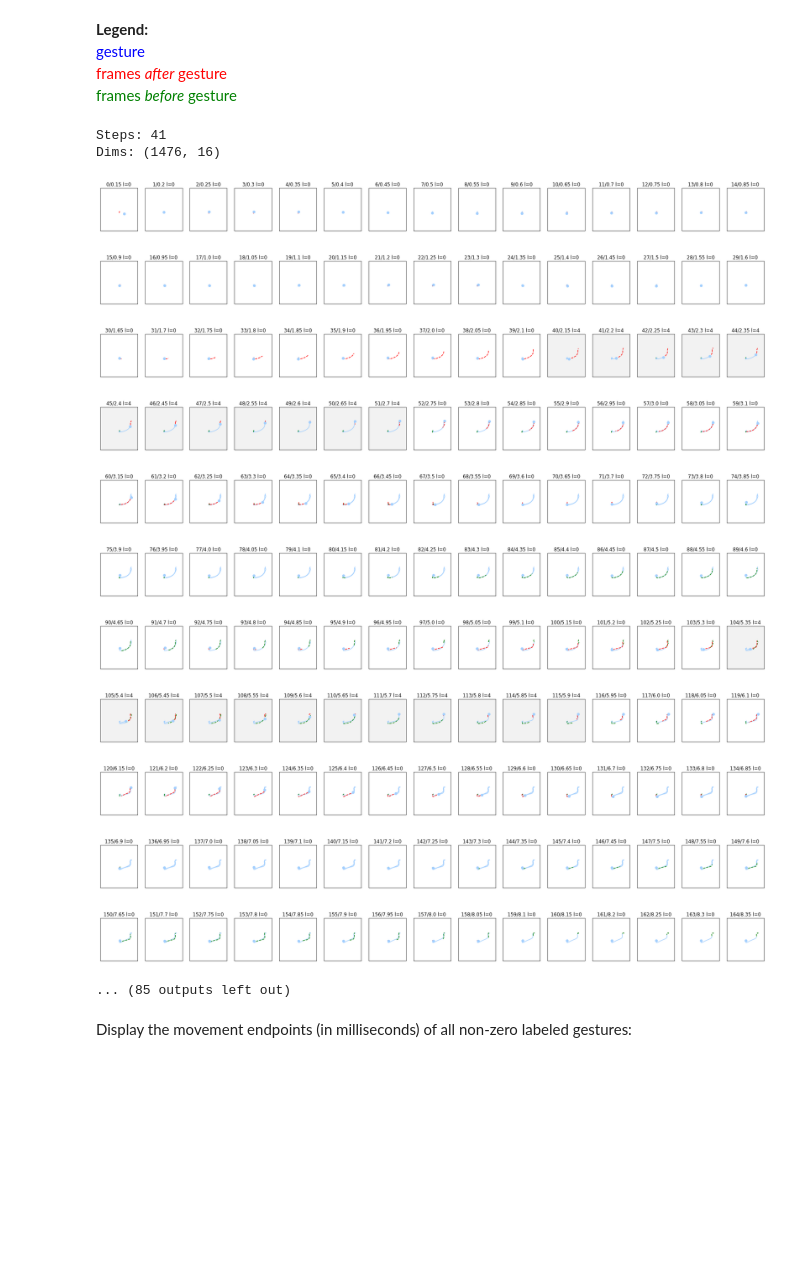
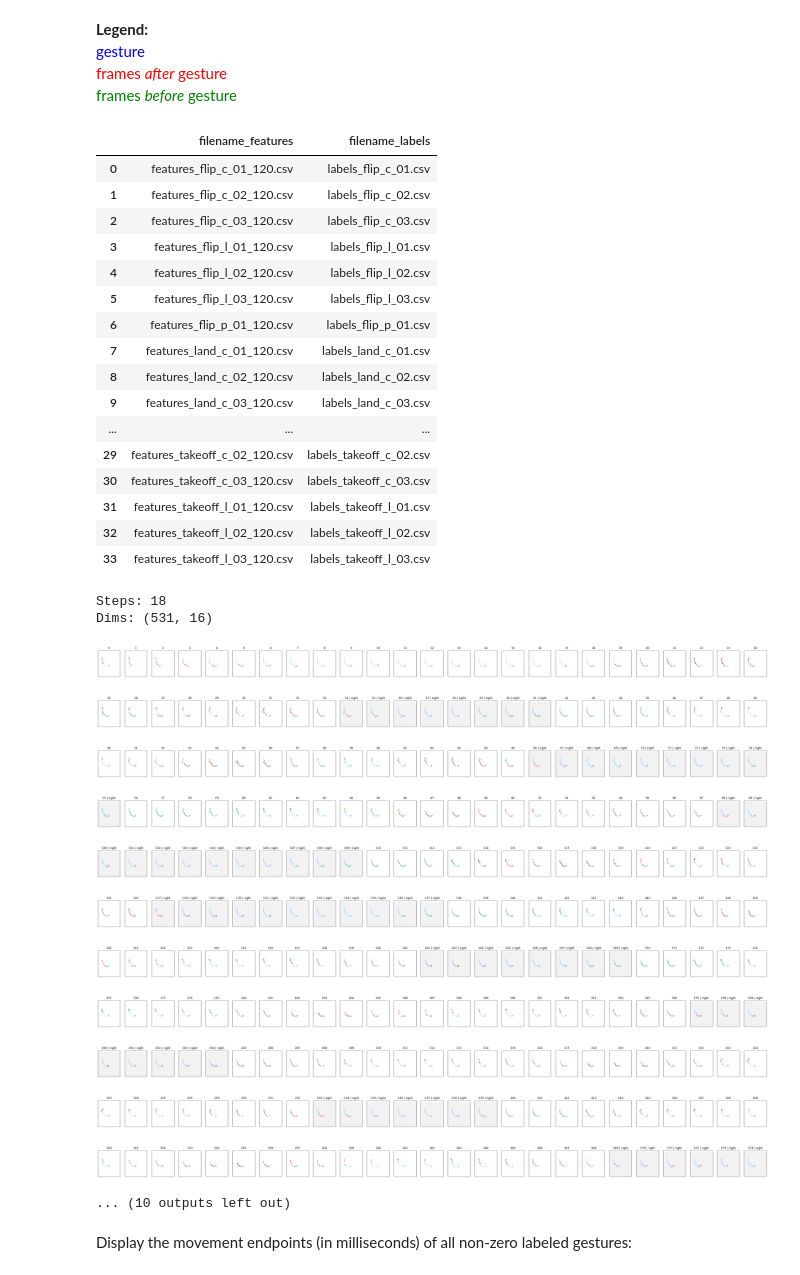
Before and after one commit to chriswegmann/drone_steering, a Jupyter notebook: models/playground/Gesture_Visualization.ipynb, the cells around one changed output. Saved outputs shown, nothing was run; the diff lists cells and outputs as text; code cells hidden in the pictures; blank space fills up the shorter version.

Commit message:
naming conventions, tolerance range, usability improvements

```diff
--- a/models/playground/Gesture_Visualization.ipynb
+++ b/models/playground/Gesture_Visualization.ipynb
@@ -24,10 +24,10 @@ from app_local.module import DataEnsembler, GestureTransformer
 # %% [markdown]
 #### Set parameters
 # %%
-is_frame_based = False
+is_frame_based = True
 ms_per_frame_original = 120
 ms_per_frame_interpolated = 50
-use_rescaling_to_true_length = True
-use_interpolation = True
-is_verbose = True
-ms_per_frame_interpolated
+use_rescaling_to_true_length = False
+use_interpolation = False
+is_verbose = False
+tolerance_range = 2
@@ -135,3 +76,0 @@ feat_dict
-# %%
-lgen = de.LabelGenerators[19]
-lgen.labeled_data.loc[50:100,:]
@@ -196,9 +117,9 @@ def plot_charts(de, file_id, tail=5, head=5, plots_per_row=30, body_part='leftWr
 
             if index < n:
                 title_suffix = ''
-                if (int(y[index])>0):
+                if (int(y[index-s])>0):
                     axes.set_facecolor((0.95, 0.95, 0.95))
-                    title_suffix = ' | ' + movements[int(y[index])]
+                    title_suffix = ' | ' + movements[int(y[index-s])]
 
                 # movement
                 l1, u1 = max(0,index - s), index
@@ -240,6 +161,26 @@ rightWrist
 <span style="color:blue">gesture</span><br>
 <span style="color:red">frames *after* gesture</span><br>
 <span style="color:green">frames *before* gesture</span>
+# %%
+de.combined_data_files_df
+# %% [output]
+|  | filename_features | filename_labels |
+| 0 | features_flip_c_01_120.csv | labels_flip_c_01.csv |
+| 1 | features_flip_c_02_120.csv | labels_flip_c_02.csv |
+| 2 | features_flip_c_03_120.csv | labels_flip_c_03.csv |
+| 3 | features_flip_l_01_120.csv | labels_flip_l_01.csv |
+| 4 | features_flip_l_02_120.csv | labels_flip_l_02.csv |
+| 5 | features_flip_l_03_120.csv | labels_flip_l_03.csv |
+| 6 | features_flip_p_01_120.csv | labels_flip_p_01.csv |
+| 7 | features_land_c_01_120.csv | labels_land_c_01.csv |
+| 8 | features_land_c_02_120.csv | labels_land_c_02.csv |
+| 9 | features_land_c_03_120.csv | labels_land_c_03.csv |
+| ... | ... | ... |
+| 29 | features_takeoff_c_02_120.csv | labels_takeoff_c_02.csv |
+| 30 | features_takeoff_c_03_120.csv | labels_takeoff_c_03.csv |
+| 31 | features_takeoff_l_01_120.csv | labels_takeoff_l_01.csv |
+| 32 | features_takeoff_l_02_120.csv | labels_takeoff_l_02.csv |
+| 33 | features_takeoff_l_03_120.csv | labels_takeoff_l_03.csv |
 # %%
 movements = {0: 'not detected',
              1: 'takeoff',
@@ -249,23 +190,23 @@ movements = {0: 'not detected',
              5: 'right',
              6: 'land'}
 # %%
-file_id = 19
-plot_charts(de, file_id=file_id, tail=10, head=10, plots_per_row=15, body_part='rightWrist', is_frame_based = is_frame_based)
+file_id = 23
+plot_charts(de, file_id=file_id, tail=5, head=5, plots_per_row=25, body_part='leftWrist', is_frame_based = is_frame_based)
 # %% [output]
-Steps: 41
-Dims: (1476, 16)
+Steps: 18
+Dims: (531, 16)
-[figure, old version]
+[figure, new version]
-[figure, old version]
+[figure, new version]
-[figure, old version]
+[figure, new version]
-[figure, old version]
+[figure, new version]
-[figure, old version]
+[figure, new version]
-[figure, old version]
+[figure, new version]
-[figure, old version]
+[figure, new version]
-[figure, old version]
+[figure, new version]
-[figure, old version]
+[figure, new version]
-[figure, old version]
+[figure, new version]
-[figure, old version]
+[figure, new version]
-... (85 outputs left out)
+... (10 outputs left out)
 # %% [markdown]
 Display the movement endpoints (in milliseconds) of all non-zero labeled gestures:
 # %%
```
Also changed, not shown: parts of 8 cells of this notebook, 25 other files.
